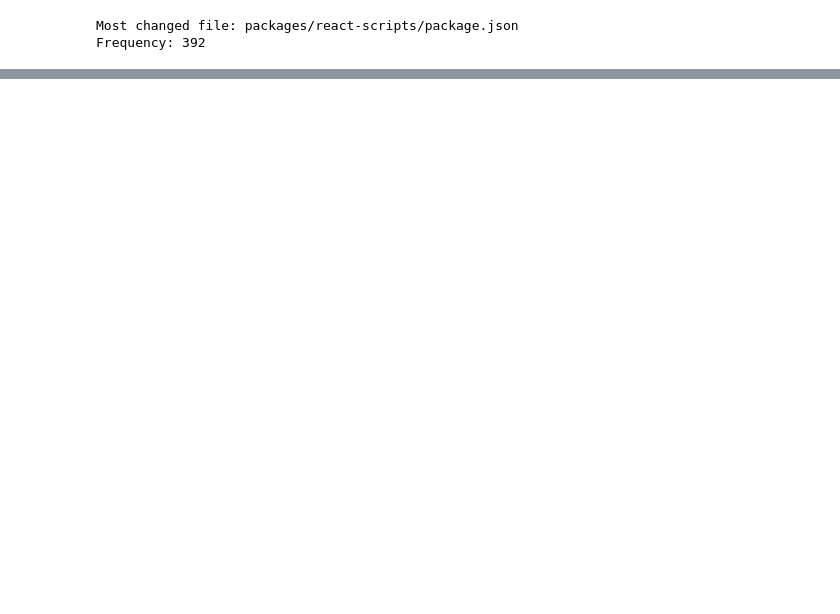
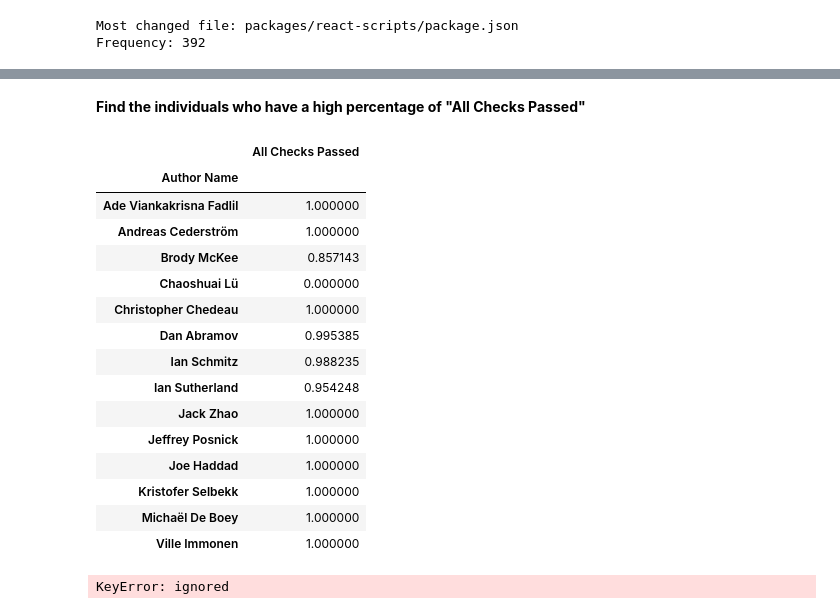
Before and after one commit to VinhPhamAI/Data-Analyst, a Jupyter notebook: Data_Analyst.ipynb, the cells around one changed output, grey strips where cells are left out. Saved outputs shown, nothing was run; the diff lists cells and outputs as text; code cells hidden in the pictures; blank space fills up the shorter version.

```diff
--- a/Data_Analyst.ipynb
+++ b/Data_Analyst.ipynb
@@ -160,0 +164,4 @@ What is the frequency of commits
+# %%
+df["Email Type"] = df["Author Email"].str.extract(r'@(\w+\.\w+)')
+email_type_counts = df['Email Type'].value_counts()
+email_type_counts.head(5)
@@ -175,0 +229,4 @@ Frequency: 392
+# %%
+df.set_index('Updated at', inplace = True)
+commit_frequency_days = df.resample('D').size()
+commit_frequency_days
@@ -175,0 +316,24 @@ Frequency: 392
+# %% [markdown]
+**Find the individuals who have a high percentage of "All Checks Passed"**
+# %%
+filtered_commit = df.groupby('Author Name').filter(lambda x: len(x) > 10)
+# %%
+grouped_commit = filtered_commit.groupby('Author Name').agg({'All Checks Passed': 'mean'})
+grouped_commit
+# %% [output]
+|  | All Checks Passed |
+| Author Name |  |
+| Ade Viankakrisna Fadlil | 1.000000 |
+| Andreas Cederström | 1.000000 |
+| Brody McKee | 0.857143 |
+| Chaoshuai Lü | 0.000000 |
+| Christopher Chedeau | 1.000000 |
+| Dan Abramov | 0.995385 |
+| Ian Schmitz | 0.988235 |
+| Ian Sutherland | 0.954248 |
+| Jack Zhao | 1.000000 |
+| Jeffrey Posnick | 1.000000 |
+| Joe Haddad | 1.000000 |
+| Kristofer Selbekk | 1.000000 |
+| Michaël De Boey | 1.000000 |
+| Ville Immonen | 1.000000 |
@@ -175,0 +342,6 @@ Frequency: 392
+# %%
+filtered_grouped_df = filtered_grouped_df.sort_values(by='All Checks Passed', ascending=False)
+filtered_grouped_df['Commit Count'] = filtered_grouped_df.groupby('Author Name')['Author Name'].transform('count')
+filtered_grouped_df
+# %% [output]
+KeyError: ignored
```
Also changed, not shown: parts of 38 cells of this notebook.
